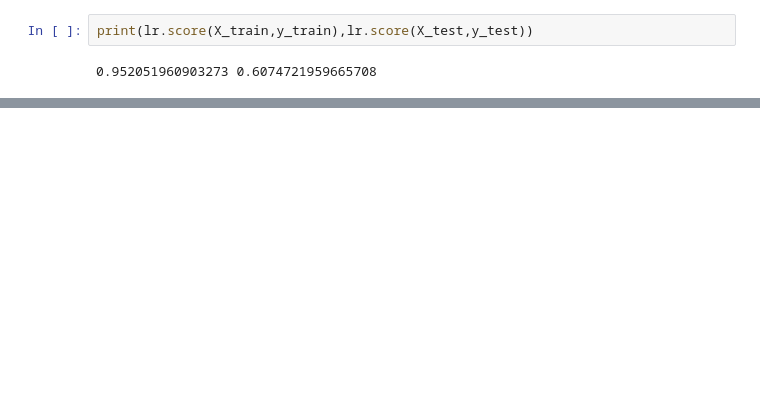
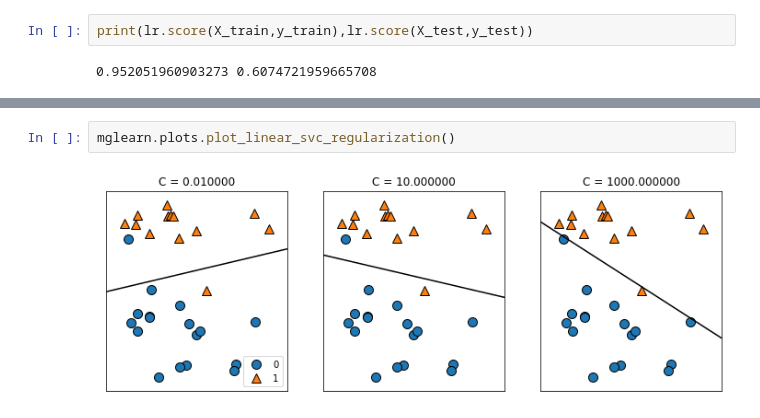
Before and after one commit to YeongM/AI-Practice, a Jupyter notebook: 파이썬 라이브러리를 활용한 머신러닝/supervised machine learning.ipynb, the cells around one changed output, grey strips where cells are left out. Drawn from its saved outputs; the diff is of its cells as text; blank space fills up the shorter version.

```diff
--- a/파이썬 라이브러리를 활용한 머신러닝/supervised machine learning.ipynb
+++ b/파이썬 라이브러리를 활용한 머신러닝/supervised machine learning.ipynb
@@ -201,0 +330,4 @@ print(lr.score(X_train,y_train),lr.score(X_test,y_test))
+# %%
+mglearn.plots.plot_linear_svc_regularization()
+# %% [output]
+[figure, added]
```
Also changed, not shown: parts of 24 cells of this notebook.
